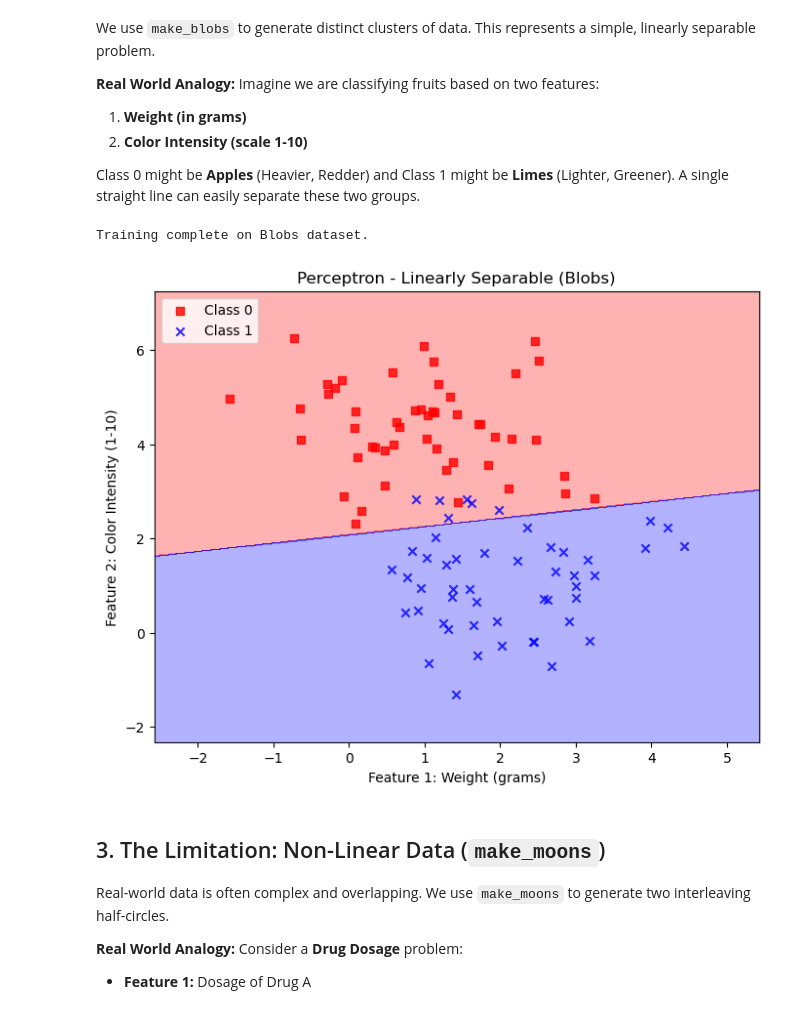
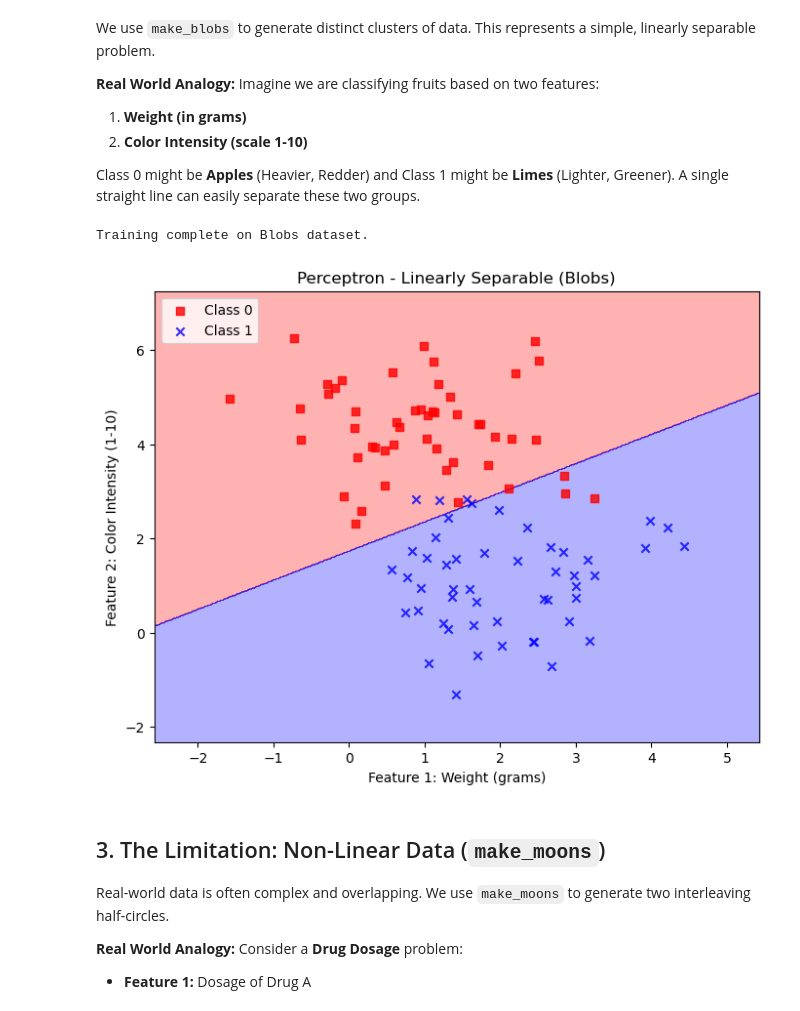
Before and after one commit to Vivaansharma2003/ML-DL-Notebooks, a Jupyter notebook: Day-4/session_1.ipynb, the cells around one changed output. Drawn from its saved outputs; the diff is of its cells as text; code cells hidden in the pictures.

```diff
--- a/Day-4/session_1.ipynb
+++ b/Day-4/session_1.ipynb
@@ -49,49 +49,40 @@ Where:
 # %%
 class Perceptron:
     """
-    A simple implementation of the Perceptron learning algorithm.
+    A simple implementation of the Perceptron learning algorithm with sigmoid activation.
     """
-    def __init__(self, learning_rate=0.1, n_iterations=10):
+    def __init__(self, learning_rate=0.1, epochs=10):
         self.lr = learning_rate
-        self.n_iter = n_iterations
+        self.epochs = epochs
         self.weights = None
         self.bias = None
 
     def fit(self, X, y):
         """
-        Train the perceptron weights on dataset X and labels y.
+        Train the perceptron weights on dataset X and labels y using sigmoid activation.
         """
         n_samples, n_features = X.shape
-
-        # 1. Initialize weights and bias to small zeros or random numbers
         self.weights = np.zeros(n_features)
         self.bias = 0
 
-        # 2. Training Loop
-        for _ in range(self.n_iter):
+        for _ in range(self.epochs):
             for idx, x_i in enumerate(X):
-
-                # Linear combination: w * x + b
                 linear_output = np.dot(x_i, self.weights) + self.bias
-
-                # Activation (Step Function)
-                y_predicted = self._step_function(linear_output)
-
-                # Perceptron Update Rule:
-                # Update = learning_rate * (target - predicted)
+                y_predicted = self._sigmoid(linear_output)
+                # For binary cross-entropy, typical update would use error as (y - y_predicted)
                 update = self.lr * (y[idx] - y_predicted)
-
                 self.weights += update * x_i
                 self.bias += update
 
     def predict(self, X):
-        """Predict class labels for samples in X."""
+        """Predict class labels for samples in X using a sigmoid threshold at 0.5."""
         linear_output = np.dot(X, self.weights) + self.bias
-        return self._step_function(linear_output)
+        probs = self._sigmoid(linear_output)
+        return (probs >= 0.5).astype(int)
 
-    def _step_function(self, x):
-        """Heaviside Step function: returns 1 if x >= 0, else 0."""
-        return np.where(x >= 0, 1, 0)
+    def _sigmoid(self, x):
+        """Numerically stable sigmoid."""
+        return 1 / (1 + np.exp(-x))
 # %% [markdown]
 ### Visualizing the Decision Boundary
 We define a helper function to plot the decision boundary. We can now specify axis labels (with units) to make the examples more concrete.
@@ -144,21 +135,21 @@ Class 0 might be **Apples** (Heavier, Redder) and Class 1 might be **Limes** (Li
 # %%
 # Generate Linearly Separable Data (Blobs)
 X_blobs, y_blobs = make_blobs(n_samples=100, centers=2, random_state=0, cluster_std=1.0)
 
 # Create and train perceptron
-p_blobs = Perceptron(learning_rate=0.1, n_iterations=10)
+p_blobs = Perceptron(learning_rate=0.1, epochs=10)
 p_blobs.fit(X_blobs, y_blobs)
 
 print("Training complete on Blobs dataset.")
 
 # Visualize with Units
 plot_decision_boundary(X_blobs, y_blobs, p_blobs,
                       title="Perceptron - Linearly Separable (Blobs)",
                       xlabel="Feature 1: Weight (grams)",
                       ylabel="Feature 2: Color Intensity (1-10)")
 # %% [output]
 Training complete on Blobs dataset.
-[figure, old version]
+[figure, new version]
 # %% [markdown]
 ## 3. The Limitation: Non-Linear Data (`make_moons`)
 
```
Also changed, not shown: parts of 3 cells of this notebook, 1 other file.
